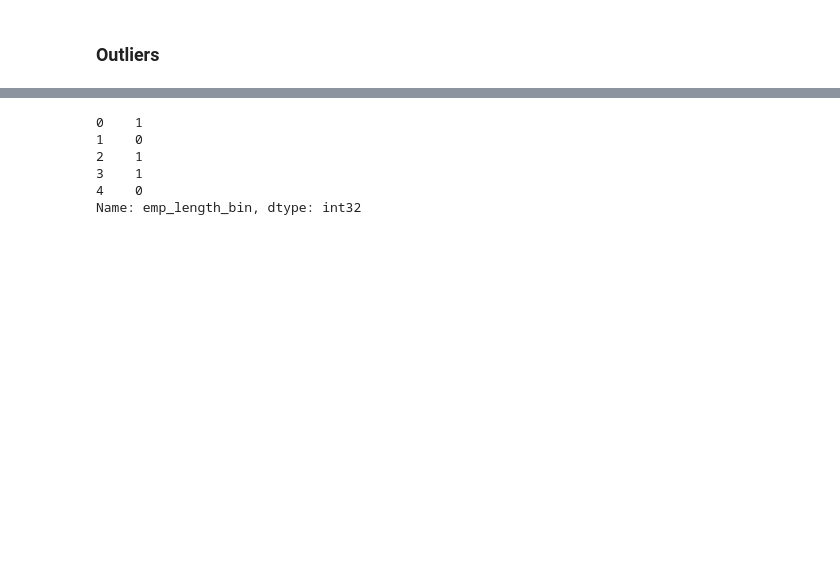
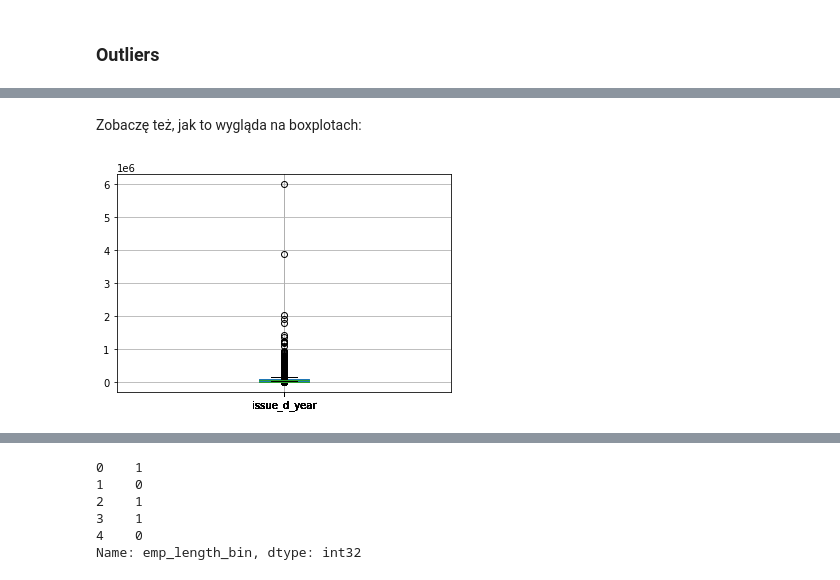
Before and after one commit to ambiwalencja/DataScienceMLprojekt, a Jupyter notebook: 3_projekt_ml_feature_engineering_HS.ipynb, the cells around one changed output, grey strips where cells are left out. Saved outputs shown, nothing was run; the diff lists cells and outputs as text; code cells hidden in the pictures; blank space fills up the shorter version.

```diff
--- a/3_projekt_ml_feature_engineering_HS.ipynb
+++ b/3_projekt_ml_feature_engineering_HS.ipynb
@@ -77,0 +95,8 @@ df.to_csv('Loan_data_no_outliers.csv', index=False)
+# %% [markdown]
+Zobaczę też, jak to wygląda na boxplotach:
+# %%
+for column in column_list:
+    df.boxplot(column=[column])
+# dobra, tutaj nie wiem, jak te boxploty zrobić, zapytać na konsach TODO
+# %% [output]
+[figure, added]
```
Also changed, not shown: parts of 45 cells of this notebook, 1 other file.
